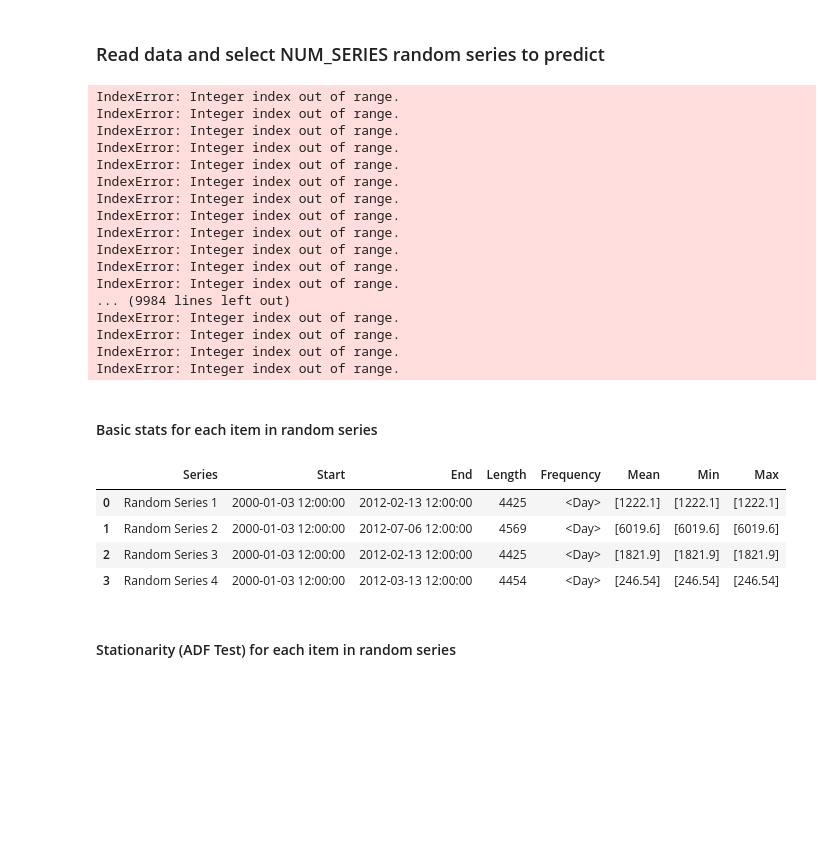
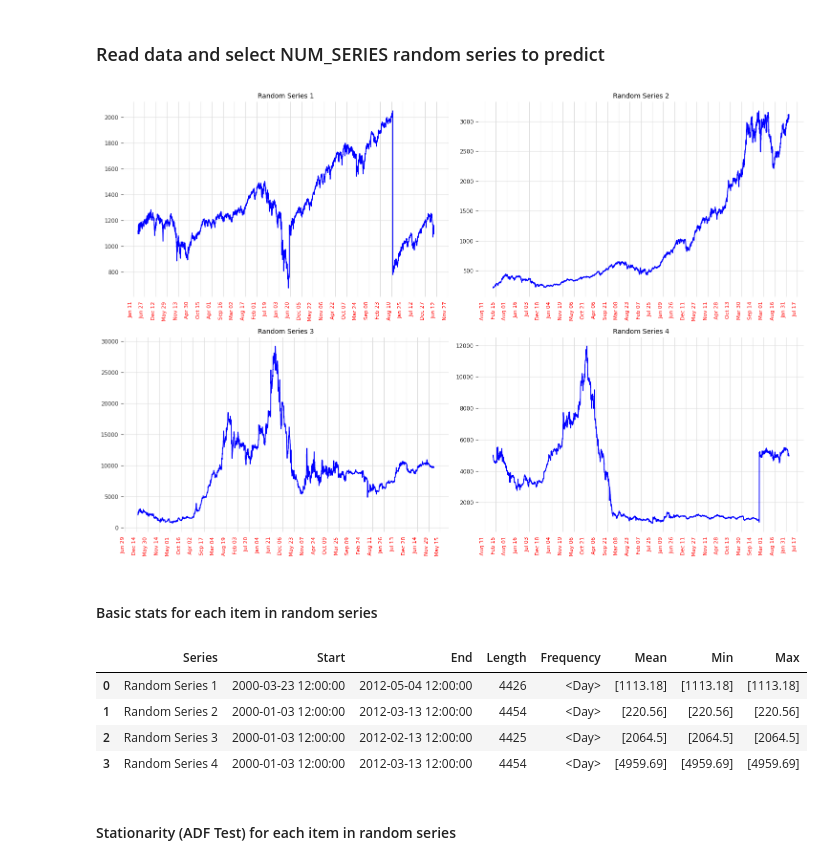
Before and after one commit to sonalka24/TimeSeries-DailyDemand, a Jupyter notebook: data_analysis.ipynb, the cells around one changed output. Drawn from its saved outputs; the diff is of its cells as text; code cells hidden in the pictures; blank space fills up the shorter version.

```diff
--- a/data_analysis.ipynb
+++ b/data_analysis.ipynb
@@ -62,48 +63,32 @@ for s in series_list:
 # %%
 np.random.seed(SEED)
 
 # Pick 4 random series
-random_series_list = np.random.choice(NUM_DISPLAY, darts_series_list)
+random_series_list = random.sample(darts_series_list,NUM_DISPLAY)
 
 # Plot them in a 2x2 grid
 fig, axes = plt.subplots(2, 2, figsize=(15, 10))
 axes = axes.flatten()
 
 for i, ts in enumerate(random_series_list):
     ax = axes[i]
     ts.to_series().plot(ax=ax, color='blue')
     ax.set_title(f"Random Series {i+1}", fontsize=10)
 
     # Weekly ticks in red
     ax.xaxis.set_major_locator(mdates.WeekdayLocator(interval=24))
     ax.xaxis.set_major_formatter(mdates.DateFormatter('%b %d'))
     for tick in ax.xaxis.get_major_ticks():
         tick.label1.set_color('red')
         tick.label1.set_fontsize(8)
 
     # Rotate x-axis labels vertically
     plt.setp(ax.get_xticklabels(), rotation=90)
 
 plt.tight_layout()
 plt.show()
 # %% [output]
-IndexError: Integer index out of range.
-IndexError: Integer index out of range.
-IndexError: Integer index out of range.
-IndexError: Integer index out of range.
-IndexError: Integer index out of range.
-IndexError: Integer index out of range.
-IndexError: Integer index out of range.
-IndexError: Integer index out of range.
-IndexError: Integer index out of range.
-IndexError: Integer index out of range.
-IndexError: Integer index out of range.
-IndexError: Integer index out of range.
-... (9984 lines left out)
-IndexError: Integer index out of range.
-IndexError: Integer index out of range.
-IndexError: Integer index out of range.
-IndexError: Integer index out of range.
+[figure, added]
 # %% [markdown]
 #### Basic stats for each item in random series
 # %%
@@ -127,10 +112,10 @@ df_stats = pd.DataFrame(stats)
 display(df_stats)
 # %% [output]
 |  | Series | Start | End | Length | Frequency | Mean | Min | Max |
-| 0 | Random Series 1 | 2000-01-03 12:00:00 | 2012-02-13 12:00:00 | 4425 | <Day> | [1222.1] | [1222.1] | [1222.1] |
-| 1 | Random Series 2 | 2000-01-03 12:00:00 | 2012-07-06 12:00:00 | 4569 | <Day> | [6019.6] | [6019.6] | [6019.6] |
-| 2 | Random Series 3 | 2000-01-03 12:00:00 | 2012-02-13 12:00:00 | 4425 | <Day> | [1821.9] | [1821.9] | [1821.9] |
-| 3 | Random Series 4 | 2000-01-03 12:00:00 | 2012-03-13 12:00:00 | 4454 | <Day> | [246.54] | [246.54] | [246.54] |
+| 0 | Random Series 1 | 2000-03-23 12:00:00 | 2012-05-04 12:00:00 | 4426 | <Day> | [1113.18] | [1113.18] | [1113.18] |
+| 1 | Random Series 2 | 2000-01-03 12:00:00 | 2012-03-13 12:00:00 | 4454 | <Day> | [220.56] | [220.56] | [220.56] |
+| 2 | Random Series 3 | 2000-01-03 12:00:00 | 2012-02-13 12:00:00 | 4425 | <Day> | [2064.5] | [2064.5] | [2064.5] |
+| 3 | Random Series 4 | 2000-01-03 12:00:00 | 2012-03-13 12:00:00 | 4454 | <Day> | [4959.69] | [4959.69] | [4959.69] |
 # %% [markdown]
 #### Stationarity (ADF Test) for each item in random series
 # %% [markdown]
```
Also changed, not shown: parts of 5 cells of this notebook.
